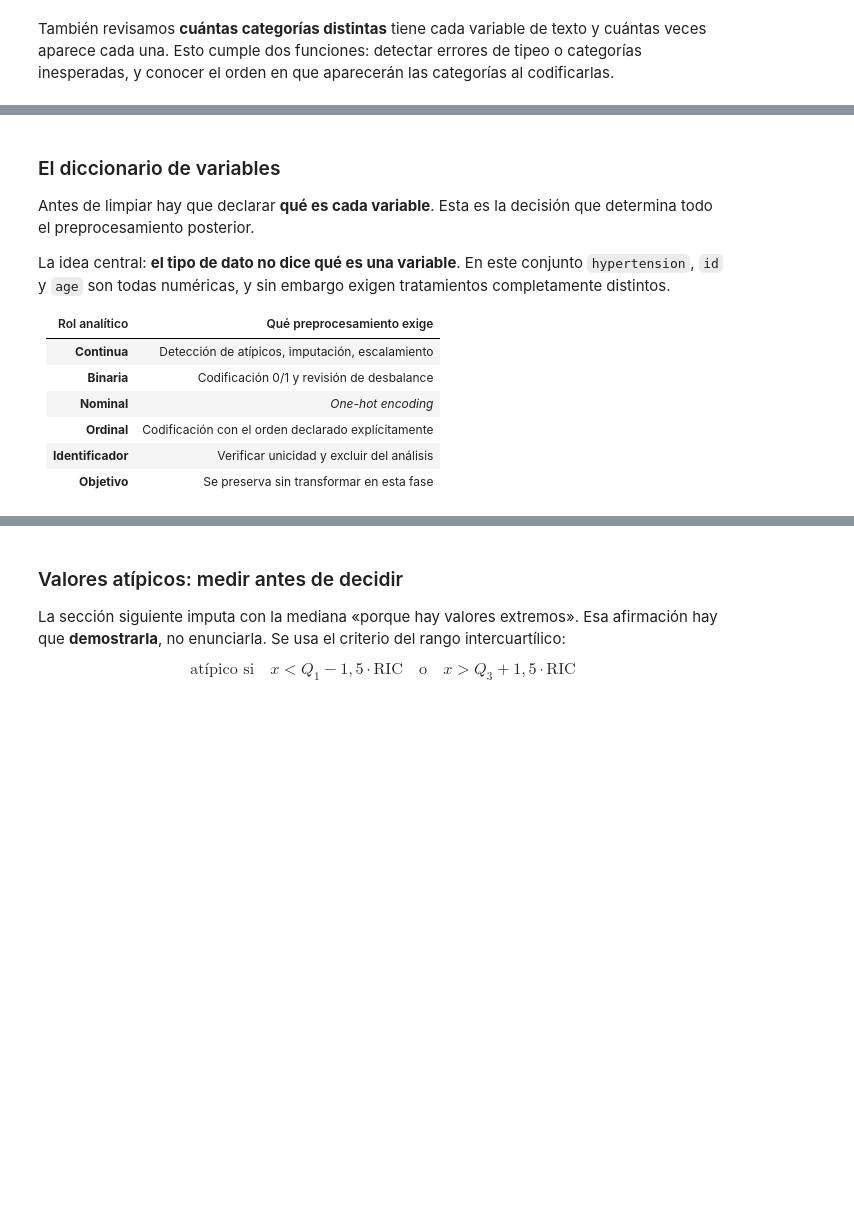
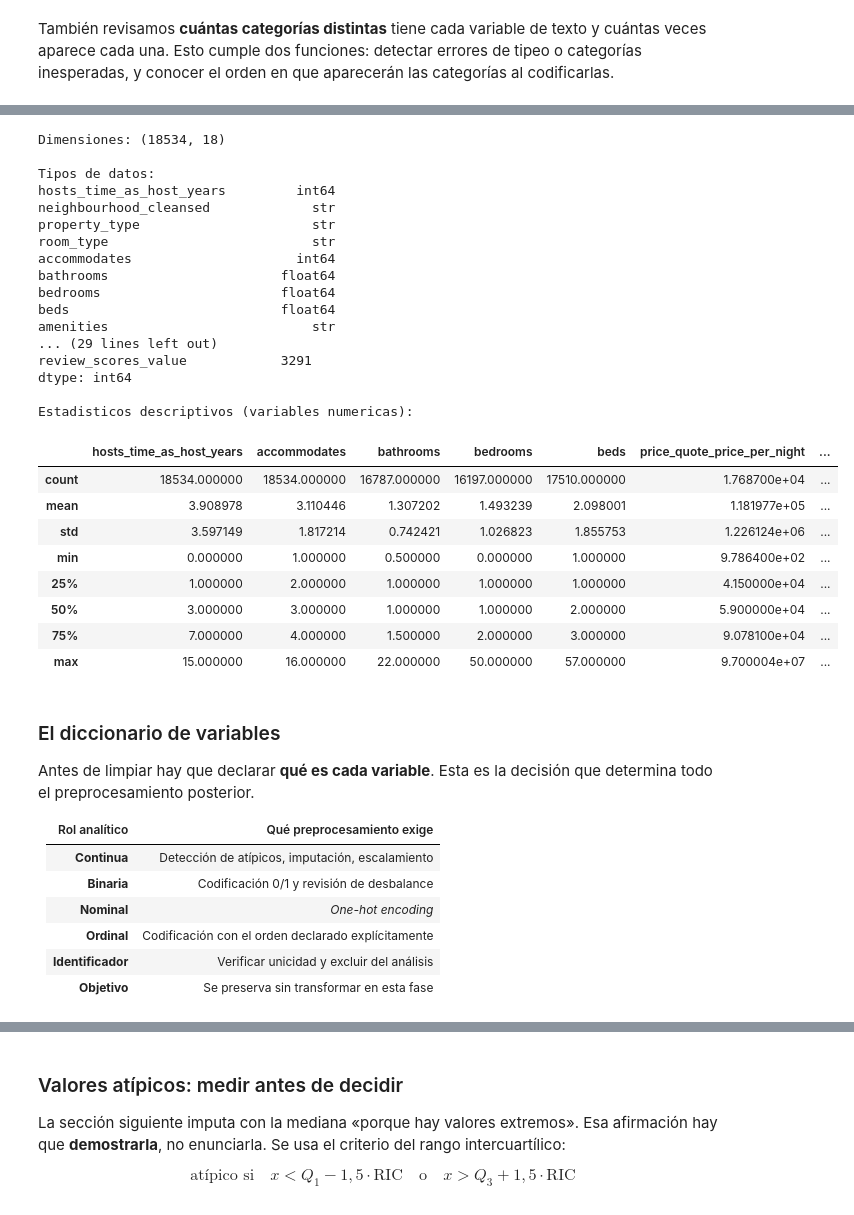
Before and after one commit to Alfredoabraham/proyecto-grupo3-mcdi500, a Jupyter notebook: F2/S1_F2_Preprocesamiento.ipynb, the cells around one changed output, grey strips where cells are left out. Drawn from its saved outputs; the diff is of its cells as text; code cells hidden in the pictures; blank space fills up the shorter version.

```diff
--- a/F2/S1_F2_Preprocesamiento.ipynb
+++ b/F2/S1_F2_Preprocesamiento.ipynb
@@ -251,12 +273,38 @@ SyntaxError: Missing parentheses in call to 'print'. Did you mean print(...)? (2
+# %%
+explorar_dataframe(df)
+# %% [output]
+Dimensiones: (18534, 18)
+
+Tipos de datos:
+hosts_time_as_host_years         int64
+neighbourhood_cleansed             str
+property_type                      str
+room_type                          str
+accommodates                     int64
+bathrooms                      float64
+bedrooms                       float64
+beds                           float64
+amenities                          str
+... (29 lines left out)
+review_scores_value            3291
+dtype: int64
+
+Estadisticos descriptivos (variables numericas):
+|  | hosts_time_as_host_years | accommodates | bathrooms | bedrooms | beds | price_quote_price_per_night | ... |
+| count | 18534.000000 | 18534.000000 | 16787.000000 | 16197.000000 | 17510.000000 | 1.768700e+04 | ... |
+| mean | 3.908978 | 3.110446 | 1.307202 | 1.493239 | 2.098001 | 1.181977e+05 | ... |
+| std | 3.597149 | 1.817214 | 0.742421 | 1.026823 | 1.855753 | 1.226124e+06 | ... |
+| min | 0.000000 | 1.000000 | 0.500000 | 0.000000 | 1.000000 | 9.786400e+02 | ... |
+| 25% | 1.000000 | 2.000000 | 1.000000 | 1.000000 | 1.000000 | 4.150000e+04 | ... |
+| 50% | 3.000000 | 3.000000 | 1.000000 | 1.000000 | 2.000000 | 5.900000e+04 | ... |
+| 75% | 7.000000 | 4.000000 | 1.500000 | 2.000000 | 3.000000 | 9.078100e+04 | ... |
+| max | 15.000000 | 16.000000 | 22.000000 | 50.000000 | 57.000000 | 9.700004e+07 | ... |
 # %% [markdown]
 ### El diccionario de variables
 
 Antes de limpiar hay que declarar **qué es cada variable**. Esta es la decisión
 que determina todo el preprocesamiento posterior.
 
-La idea central: **el tipo de dato no dice qué es una variable**. En este
-conjunto `hypertension`, `id` y `age` son todas numéricas, y sin embargo exigen
-tratamientos completamente distintos.
 
 | Rol analítico | Qué preprocesamiento exige |
 | --- | --- |
```
Also changed, not shown: parts of 17 cells of this notebook, 1 other file.
